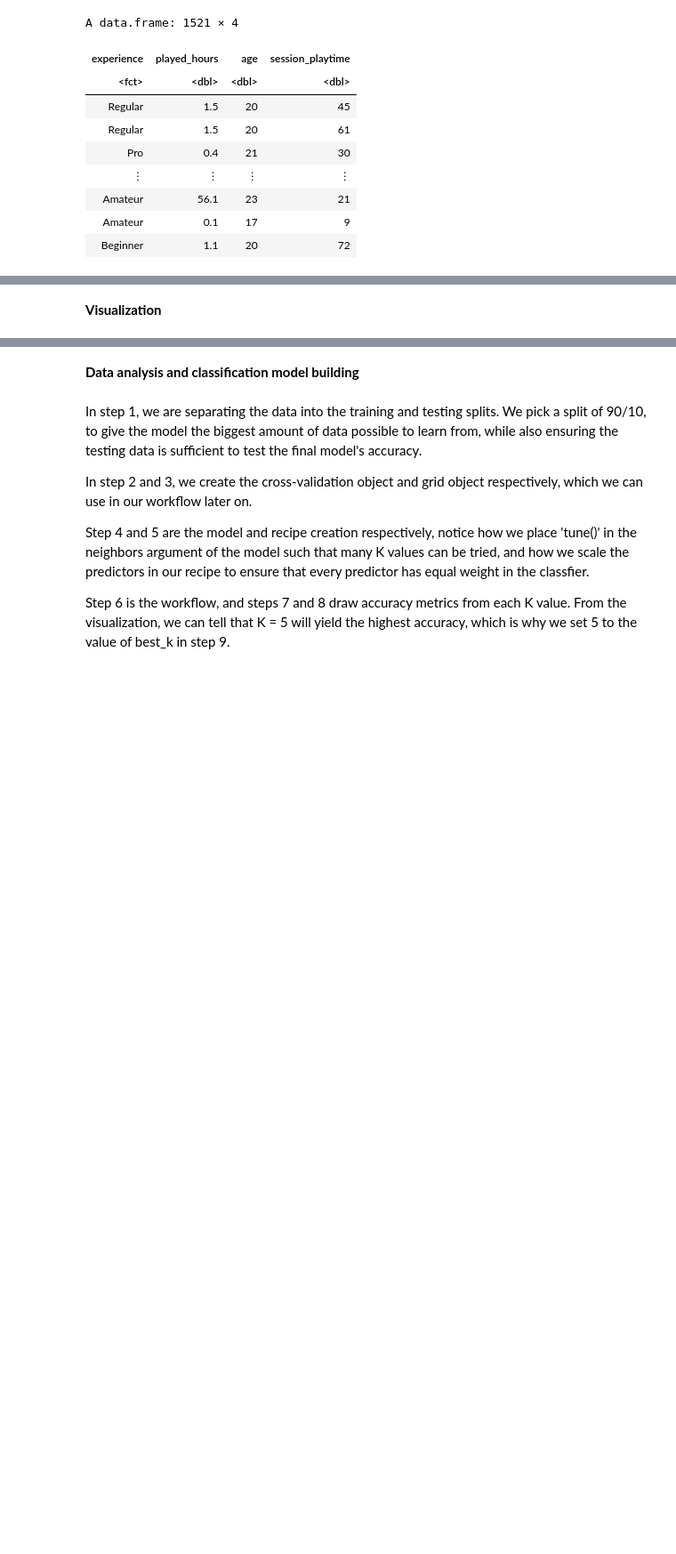
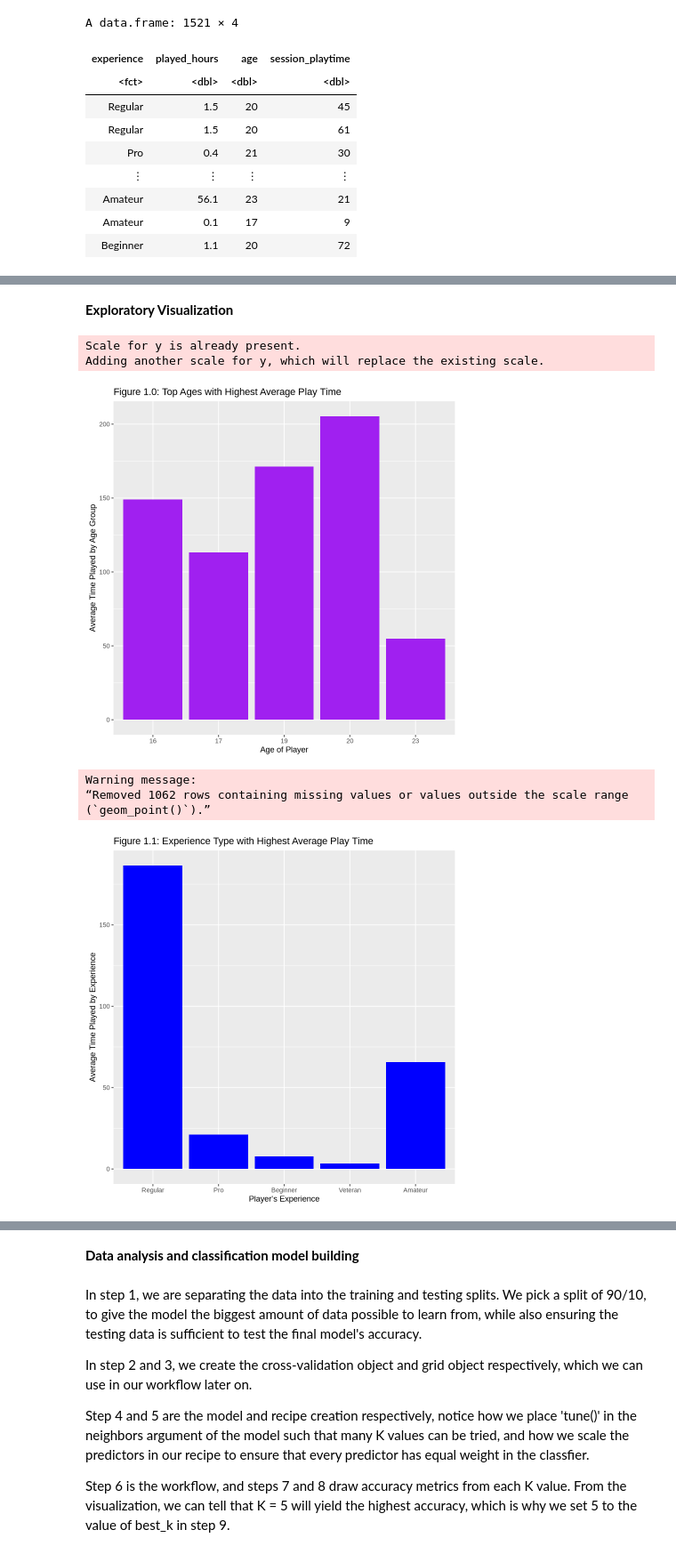
Before and after one commit to whisp533/DSCI-group-project, a Jupyter notebook: Group_project.ipynb, the cells around one changed output, grey strips where cells are left out. Shown at 89% size. Cells and saved outputs as stored; diff of their text form; code cells hidden in the pictures; blank space fills up the shorter version.

Commit message:
Added exploratory viz and also data summary

```diff
--- a/Group_project.ipynb
+++ b/Group_project.ipynb
@@ -75,2 +107,61 @@ A data.frame: 1521 × 4
 # %% [markdown]
-**Visualization**
+**Exploratory Visualization**
+# %%
+#Bar chart for top 5 ages with their average play time
+top_ages <- sesh_diff_final |> #used players set to remove repeated played hours
+    group_by(age)|>
+    summarize(time = mean(played_hours)) |>
+    slice_max(time, n = 5)|>
+    arrange(age) |>
+    mutate(age = as.character(age))
+
+
+top_ages_plot <- top_ages |>
+    ggplot(aes(x = age, y = time)) +
+    geom_bar(stat = "identity", fill = "purple") +
+    labs(x = "Age of Player",
+    y = "Average Time Played by Age Group",
+    title = "Figure 1.0: Top Ages with Highest Average Play Time")
+
+
+#Bar chart for Experience level Play time
+top_exp <- sesh_diff_final |> #used players set to remove repeated played hours
+    group_by(experience)|>
+    summarize(time = mean(played_hours)) |>
+    slice_max(time, n = 5)
+
+top_exp_plot <- top_exp |>
+    ggplot(aes(x = experience, y = time)) +
+    geom_bar(stat = "identity", fill = "blue") +
+    labs(x = "Player's Experience",
+    y = "Average Time Played by Experience",
+    title = "Figure 1.1: Experience Type with Highest Average Play Time")
+
+
+#Scatter plot for age vs playtime catergorized by experience level
+
+
+exp_plot <- sesh_diff_final|>
+    ggplot(aes(x = age, y = played_hours, colour = experience)) +
+    geom_point() +
+    scale_y_log10() +
+    xlab("Age of Player (years)") +
+    ylab("Average Played Hours (hours)") +
+    labs(colour = "Experience of Player") +
+    xlim(0, 55) +
+    ylim(0, 50) +
+    ggtitle("Figure 1.2: Age vs Playtime Grouped by Experience")
+
+
+
+top_ages_plot
+top_exp_plot
+exp_plot
+# %% [output]
+Scale for y is already present.
+Adding another scale for y, which will replace the existing scale.
+[figure, added]
+Warning message:
+“Removed 1062 rows containing missing values or values outside the scale range
+(`geom_point()`).”
+[figure, added]
```
Also changed, not shown: parts of 4 cells of this notebook.
